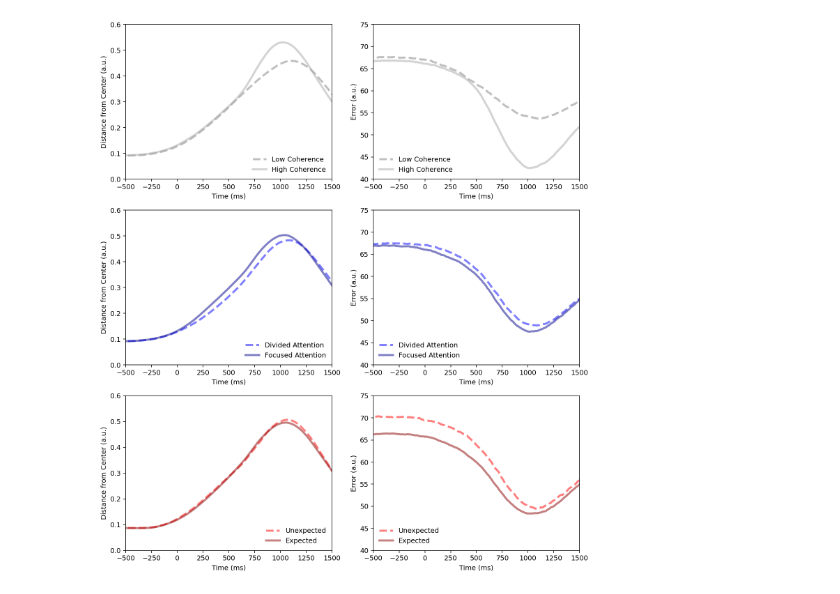
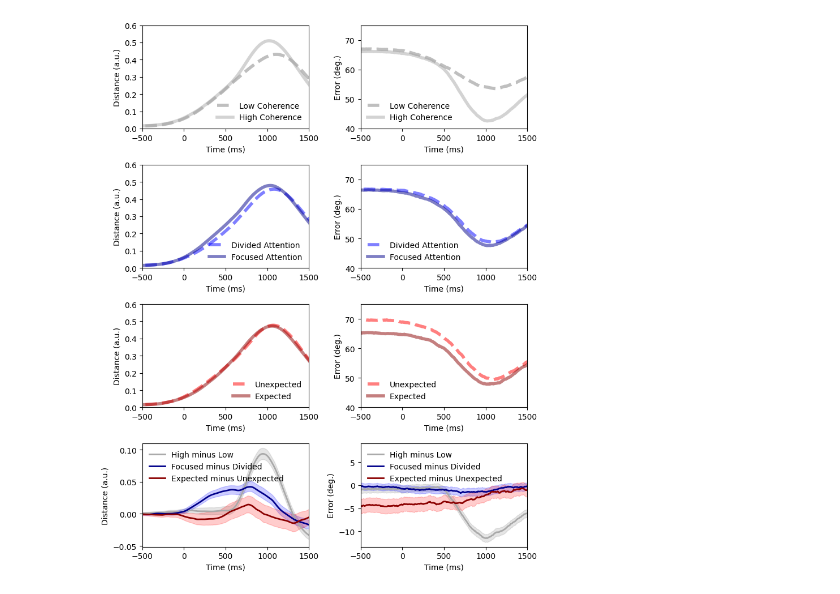
Before and after one commit to NuttidaLab/state_space_analysis, a Jupyter notebook: 02_fig/01_traces.ipynb, the cells around one changed output. Cells and saved outputs as stored; diff of their text form; code cells hidden in the pictures.

```diff
--- a/02_fig/01_traces.ipynb
+++ b/02_fig/01_traces.ipynb
@@ -41,10 +48,10 @@ xaxis = np.array(range(-250, 750, 1))*(1000/120)
 # %%
 # Masks
-low_coherence_mask = r_table["coh"] == -1
-high_coherence_mask = r_table["coh"] == 1
+low_coherence_mask = r_table["coh"] == "low"
+high_coherence_mask = r_table["coh"] == "high"
 
-divided_attention_mask = r_table["att"] == -1
-focused_attention_mask = r_table["att"] == 1
+divided_attention_mask = r_table["att"] == "divided"
+focused_attention_mask = r_table["att"] == "focused"
 
-unexpected_mask = r_table["exp_al"] == 0
-expected_mask = r_table["exp_al"] == 1
+unexpected_mask = r_table["exp_al"] == "unexpected"
+expected_mask = r_table["exp_al"] == "expected"
@@ -50,0 +86,6 @@ expected_mask = r_table["exp_al"] == 1
+# %%
+unsersample_mask = np.random.choice(np.arange(0, 21120), 7680, replace=False)
+d_expected = d_expected[unsersample_mask]
+e_expected = e_expected[unsersample_mask]
+
+d_expected.shape, e_expected.shape
@@ -51,48 +117,61 @@ expected_mask = r_table["exp_al"] == 1
 # %%
-d_low = d.reshape(-1, 1000)[low_coherence_mask].mean(axis=0)
-d_high = d.reshape(-1, 1000)[high_coherence_mask].mean(axis=0)
+# Plotting the data
+fig, ax = plt.subplots(4,2, figsize=(4*2, 10), dpi=100, sharex=False)
 
-d_divided = d.reshape(-1, 1000)[divided_attention_mask].mean(axis=0)
-d_focused = d.reshape(-1, 1000)[focused_attention_mask].mean(axis=0)
-
-d_unexpected = d.reshape(-1, 1000)[unexpected_mask].mean(axis=0)
-d_expected = d.reshape(-1, 1000)[expected_mask].mean(axis=0)
-
-
-e_low = np.nanmean(e.reshape(-1, 1000)[low_coherence_mask], axis=0)
-e_high = np.nanmean(e.reshape(-1, 1000)[high_coherence_mask], axis=0)
-
-e_divided = np.nanmean(e.reshape(-1, 1000)[divided_attention_mask], axis=0)
-e_focused = np.nanmean(e.reshape(-1, 1000)[focused_attention_mask], axis=0)
-
-e_unexpected = np.nanmean(e.reshape(-1, 1000)[unexpected_mask], axis=0)
-e_expected = np.nanmean(e.reshape(-1, 1000)[expected_mask], axis=0)
-
-# Plotting the data
-fig, ax = plt.subplots(3,2, figsize=(6*2, 14))
-
-d_ax = ax[:,0]
-e_ax = ax[:,1]
+d_ax = ax[:3,0]
+e_ax = ax[:3,1]
 
 vals = [d_low, d_high, d_divided, d_focused, d_unexpected, d_expected]
 
 for i in range(6):
-    d_ax[i//2].plot(xaxis, vals[i], linestyle=linestyles[i], label=labels[i], color=colors[i], alpha=0.5, linewidth=3)
+    d_ax[i//2].plot(xaxis, np.nanmean(vals[i], axis=0), linestyle=linestyles[i], label=labels[i], color=colors[i], alpha=0.5, linewidth=4)
     d_ax[i//2].set_xlim(-500, 1500)
     d_ax[i//2].set_ylim(0, 0.6)
     d_ax[i//2].legend( loc='lower right', frameon=False)
     d_ax[i//2].set_xlabel("Time (ms)")
-    d_ax[i//2].set_ylabel("Distance from Center (a.u.)")
+    d_ax[i//2].set_ylabel("Distance (a.u.)")
 
 
 vals = [e_low, e_high, e_divided, e_focused, e_unexpected, e_expected]
 
 for i in range(6):
-    e_ax[i//2].plot(xaxis, vals[i], linestyle=linestyles[i], label=labels[i], color=colors[i], alpha=0.5, linewidth=3)
+    e_ax[i//2].plot(xaxis, np.nanmean(vals[i], axis=0), linestyle=linestyles[i], label=labels[i], color=colors[i], alpha=0.5, linewidth=4)
     e_ax[i//2].set_xlim(-500, 1500)
     e_ax[i//2].set_ylim(40, 75)
     e_ax[i//2].legend( loc='lower left', frameon=False)
     e_ax[i//2].set_xlabel("Time (ms)")
-    e_ax[i//2].set_ylabel("Error (a.u.)")
+    e_ax[i//2].set_ylabel("Error (deg.)")
+
+
+alpha = 0.2
+
+# Plot d differences:
+ax[3, 0].plot(xaxis, d_high.mean(axis=0) - d_low.mean(axis=0), label='High minus Low', color='darkgray', linewidth=2)
+ax[3, 0].fill_between(xaxis, diff_CI_coh[:, 0], diff_CI_coh[:, 1], color='gray', alpha=alpha)
+ax[3, 0].plot(xaxis, d_focused.mean(axis=0) - d_divided.mean(axis=0), label='Focused minus Divided', color='darkblue', linewidth=2)
+ax[3, 0].fill_between(xaxis, diff_CI_att[:, 0], diff_CI_att[:, 1], color='blue', alpha=alpha)
+ax[3, 0].plot(xaxis, d_expected.mean(axis=0) - d_unexpected.mean(axis=0), label='Expected minus Unexpected', color='darkred', linewidth=2)
+ax[3, 0].fill_between(xaxis, diff_CI_exp[:, 0], diff_CI_exp[:, 1], color='red', alpha=alpha)
+# ax[3, 0].set_title('Differences in d')
+ax[3, 0].set_xlim(-500, 1500)
+ax[3, 0].set_xlabel('Time (ms)')
+ax[3, 0].set_ylabel('Distance (a.u.)')
+ax[3, 0].legend( loc='upper left', frameon=False)
+
+# Plot e differences:
+ax[3, 1].plot(xaxis, e_high.mean(axis=0) - e_low.mean(axis=0), label='High minus Low', color='darkgray', linewidth=2)
+ax[3, 1].fill_between(xaxis, diff_CI_coh_e[:, 0], diff_CI_coh_e[:, 1], color='gray', alpha=alpha)
+ax[3, 1].plot(xaxis, e_focused.mean(axis=0) - e_divided.mean(axis=0), label='Focused minus Divided', color='darkblue', linewidth=2)
+ax[3, 1].fill_between(xaxis, diff_CI_att_e[:, 0], diff_CI_att_e[:, 1], color='blue', alpha=alpha)
+ax[3, 1].plot(xaxis, e_expected.mean(axis=0) - e_unexpected.mean(axis=0), label='Expected minus Unexpected', color='darkred', linewidth=2)
+ax[3, 1].fill_between(xaxis, diff_CI_exp_e[:, 0], diff_CI_exp_e[:, 1], color='red', alpha=alpha)
+# ax[3, 1].set_title('Differences in e')
+ax[3, 1].set_xlim(-500, 1500)
+ax[3, 1].set_xlabel('Time (ms)')
+ax[3, 1].set_ylabel('Error (deg.)')
+ax[3, 1].legend( loc='upper left', frameon=False)
+
+plt.tight_layout()
+plt.show()
 # %% [output]
-[figure, old version]
+[figure, new version]
```
Also changed, not shown: parts of 11 cells of this notebook, 26 other files.
